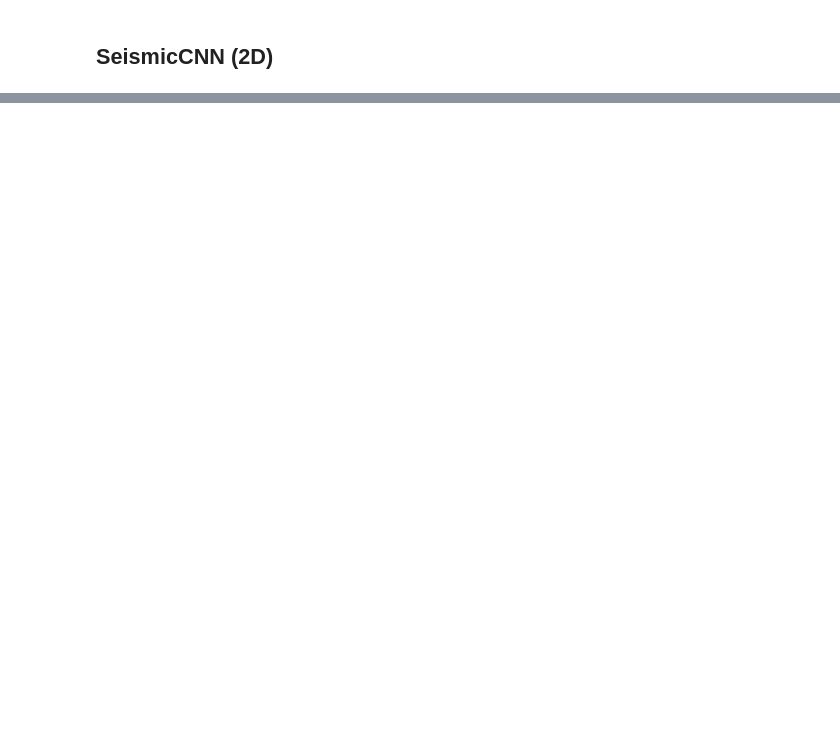
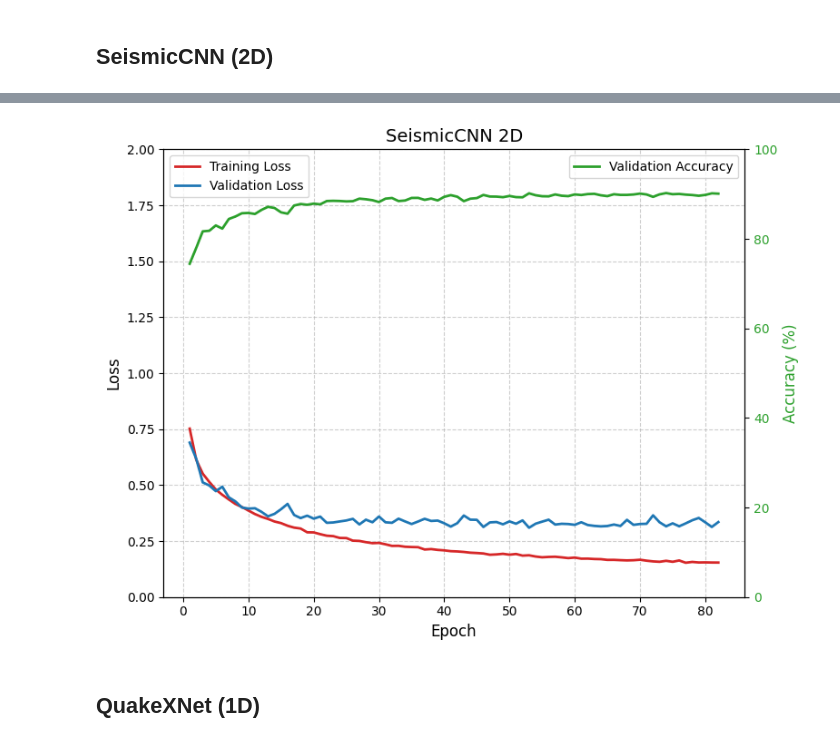
Before and after one commit to Akashkharita/PNW_Seismic_Event_Classification, a Jupyter notebook: deep_learning/notebooks/model_training_v2.ipynb, the cells around one changed output, grey strips where cells are left out. Saved outputs shown, nothing was run; the diff lists cells and outputs as text; code cells hidden in the pictures; blank space fills up the shorter version.

```diff
--- a/deep_learning/notebooks/model_training_v2.ipynb
+++ b/deep_learning/notebooks/model_training_v2.ipynb
@@ -534,5 +531,5 @@ model_seismiccnn_2d = SeismicCNN_2d(num_classes=4, num_channels=num_channels,dro
     val_loader_2d,
     n_epochs=n_epochs,
     learning_rate=learning_rate,
-    criterion=criterion,augmentation= False, patience = 30, model_path = 'best_model_new_augmented_' )
+    criterion=criterion,augmentation= False, patience = 30, model_path = '../trained_models/best_model_new_augmented_' )
 # %% [output]
@@ -550,0 +544,6 @@ model_seismiccnn_2d = SeismicCNN_2d(num_classes=4, num_channels=num_channels,dro
+# %%
+plot_model_training(loss_time_seismiccnn_2d, val_loss_time_seismiccnn_2d, val_accuracy_time_seismiccnn_2d, title = 'SeismicCNN 2D')
+# %% [output]
+[figure, added]
+# %% [markdown]
+## QuakeXNet (1D)
```
Also changed, not shown: parts of 9 cells of this notebook.
